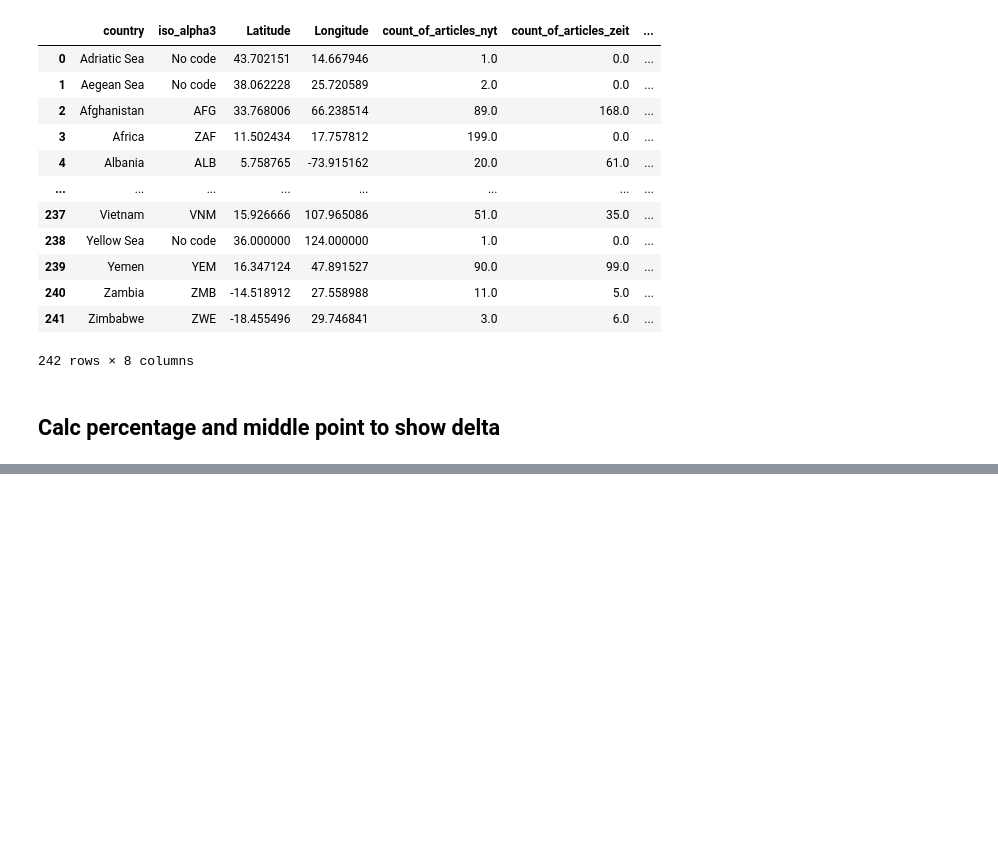
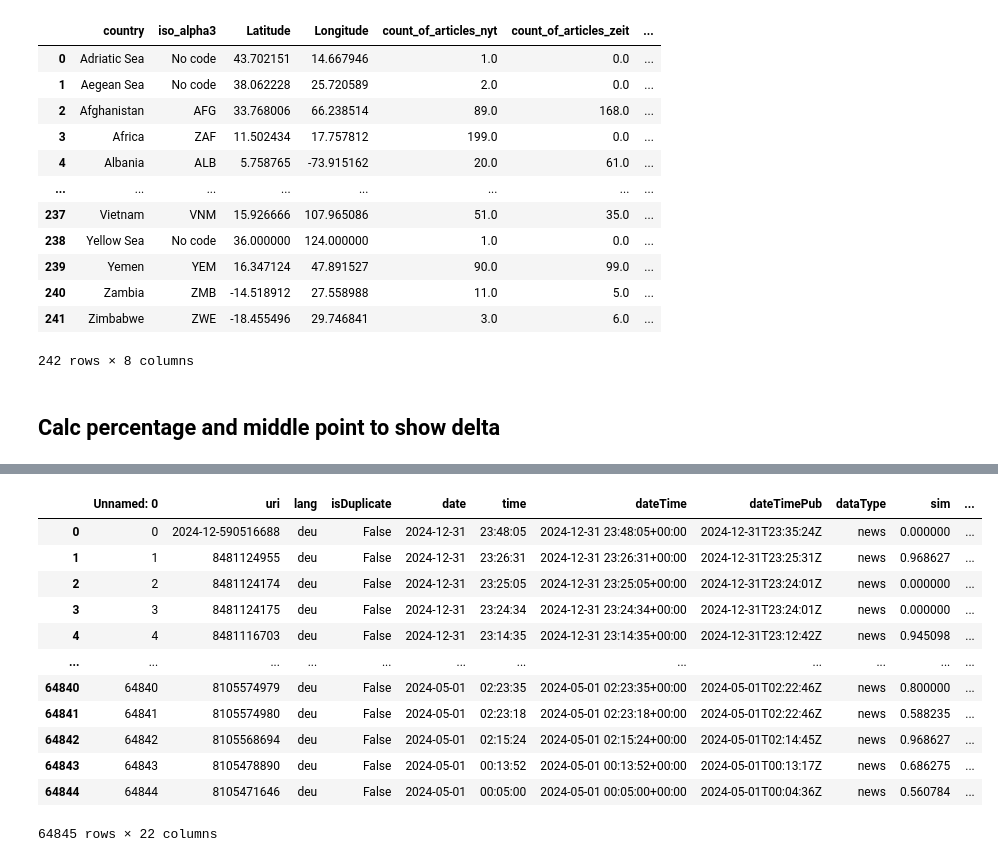
Before and after one commit to more-ginger/pn-analysis, a Jupyter notebook: notebooks/categories/places-analysis.ipynb, the cells around one changed output, grey strips where cells are left out. Saved outputs shown, nothing was run; the diff lists cells and outputs as text; code cells hidden in the pictures; blank space fills up the shorter version.

```diff
--- a/notebooks/categories/places-analysis.ipynb
+++ b/notebooks/categories/places-analysis.ipynb
@@ -70,0 +96,18 @@ country_coverage.to_csv("../../data/places/coverage_by_country.csv", index=False
+# %%
+zeit_full_year = pd.read_csv("../../input-data/zeit-temp-data.csv")
+# %%
+zeit_full_year
+# %% [output]
+|  | Unnamed: 0 | uri | lang | isDuplicate | date | time | dateTime | dateTimePub | dataType | sim | ... |
+| 0 | 0 | 2024-12-590516688 | deu | False | 2024-12-31 | 23:48:05 | 2024-12-31 23:48:05+00:00 | 2024-12-31T23:35:24Z | news | 0.000000 | ... |
+| 1 | 1 | 8481124955 | deu | False | 2024-12-31 | 23:26:31 | 2024-12-31 23:26:31+00:00 | 2024-12-31T23:25:31Z | news | 0.968627 | ... |
+| 2 | 2 | 8481124174 | deu | False | 2024-12-31 | 23:25:05 | 2024-12-31 23:25:05+00:00 | 2024-12-31T23:24:01Z | news | 0.000000 | ... |
+| 3 | 3 | 8481124175 | deu | False | 2024-12-31 | 23:24:34 | 2024-12-31 23:24:34+00:00 | 2024-12-31T23:24:01Z | news | 0.000000 | ... |
+| 4 | 4 | 8481116703 | deu | False | 2024-12-31 | 23:14:35 | 2024-12-31 23:14:35+00:00 | 2024-12-31T23:12:42Z | news | 0.945098 | ... |
+| ... | ... | ... | ... | ... | ... | ... | ... | ... | ... | ... | ... |
+| 64840 | 64840 | 8105574979 | deu | False | 2024-05-01 | 02:23:35 | 2024-05-01 02:23:35+00:00 | 2024-05-01T02:22:46Z | news | 0.800000 | ... |
+| 64841 | 64841 | 8105574980 | deu | False | 2024-05-01 | 02:23:18 | 2024-05-01 02:23:18+00:00 | 2024-05-01T02:22:46Z | news | 0.588235 | ... |
+| 64842 | 64842 | 8105568694 | deu | False | 2024-05-01 | 02:15:24 | 2024-05-01 02:15:24+00:00 | 2024-05-01T02:14:45Z | news | 0.968627 | ... |
+| 64843 | 64843 | 8105478890 | deu | False | 2024-05-01 | 00:13:52 | 2024-05-01 00:13:52+00:00 | 2024-05-01T00:13:17Z | news | 0.686275 | ... |
+| 64844 | 64844 | 8105471646 | deu | False | 2024-05-01 | 00:05:00 | 2024-05-01 00:05:00+00:00 | 2024-05-01T00:04:36Z | news | 0.560784 | ... |
+64845 rows × 22 columns
```
Also changed, not shown: parts of 40 cells of this notebook, 2 other files.
